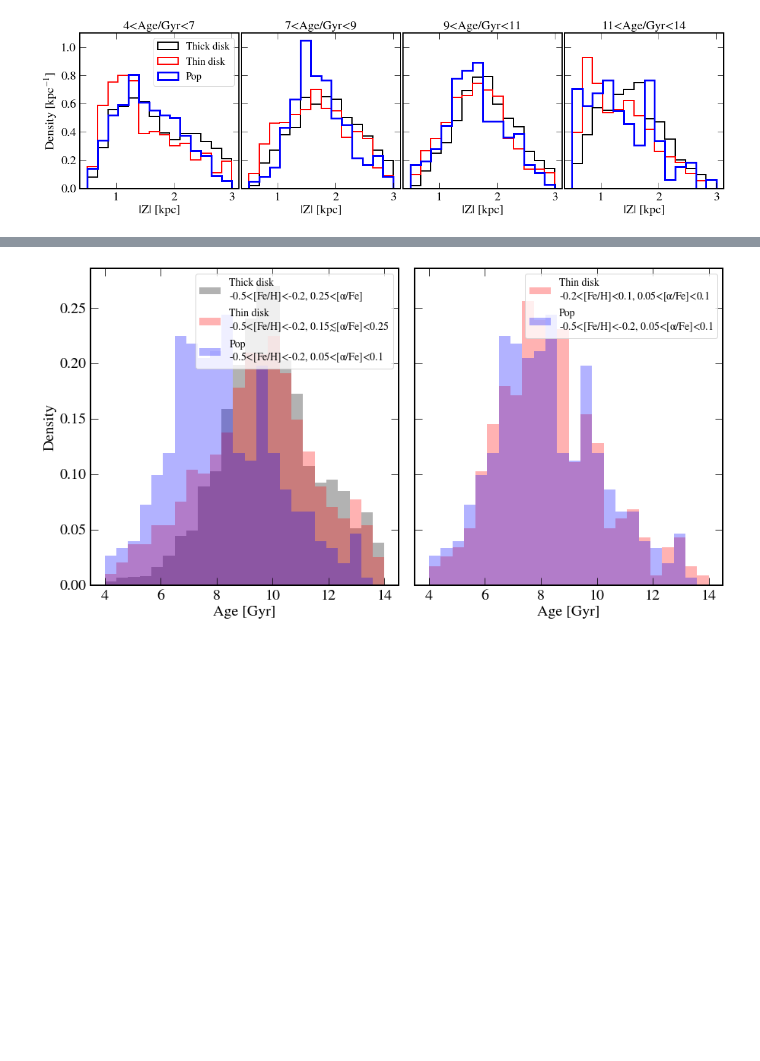
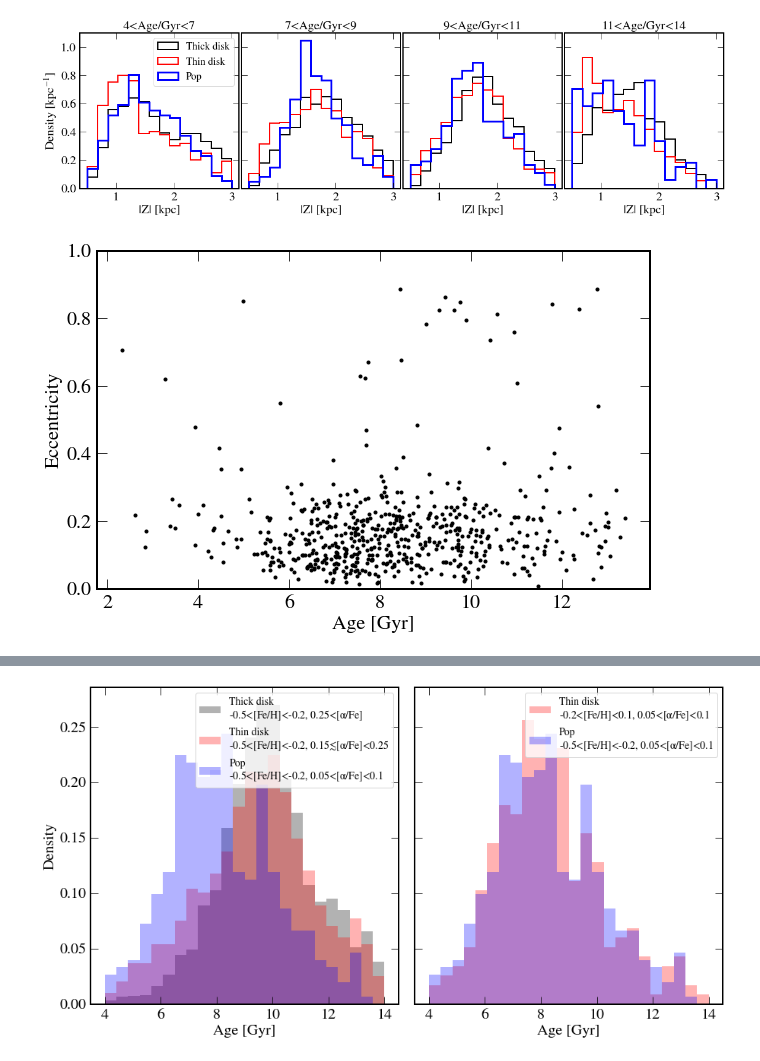
Before and after one commit to abonaca/mw_timing, a Jupyter notebook: notebooks/properties_noageprior.ipynb, the cells around one changed output, grey strips where cells are left out. Cells and saved outputs as stored; diff of their text form; code cells hidden in the pictures; blank space fills up the shorter version.

```diff
--- a/notebooks/properties_noageprior.ipynb
+++ b/notebooks/properties_noageprior.ipynb
@@ -139,6 +139,17 @@ plt.tight_layout(w_pad=0.2)
 plt.savefig('../plots/z_byage.png')
 # %% [output]
 [figure]
+# %%
+plt.figure(figsize=(9,6))
+plt.plot(age[ind_trap & ind_safeage], t['eccen_pot1'][ind_trap & ind_safeage], 'k.')
+
+plt.ylim(0,1)
+plt.xlabel('Age [Gyr]')
+plt.ylabel('Eccentricity')
+plt.tight_layout()
+plt.savefig('../plots/low_alpha_ecc_age.png')
+# %% [output]
+[figure, added]
 # %%
 agebins = np.linspace(4,14,30)
 plt.figure(figsize=(10,7))
```
Also changed, not shown: parts of 5 cells of this notebook.
